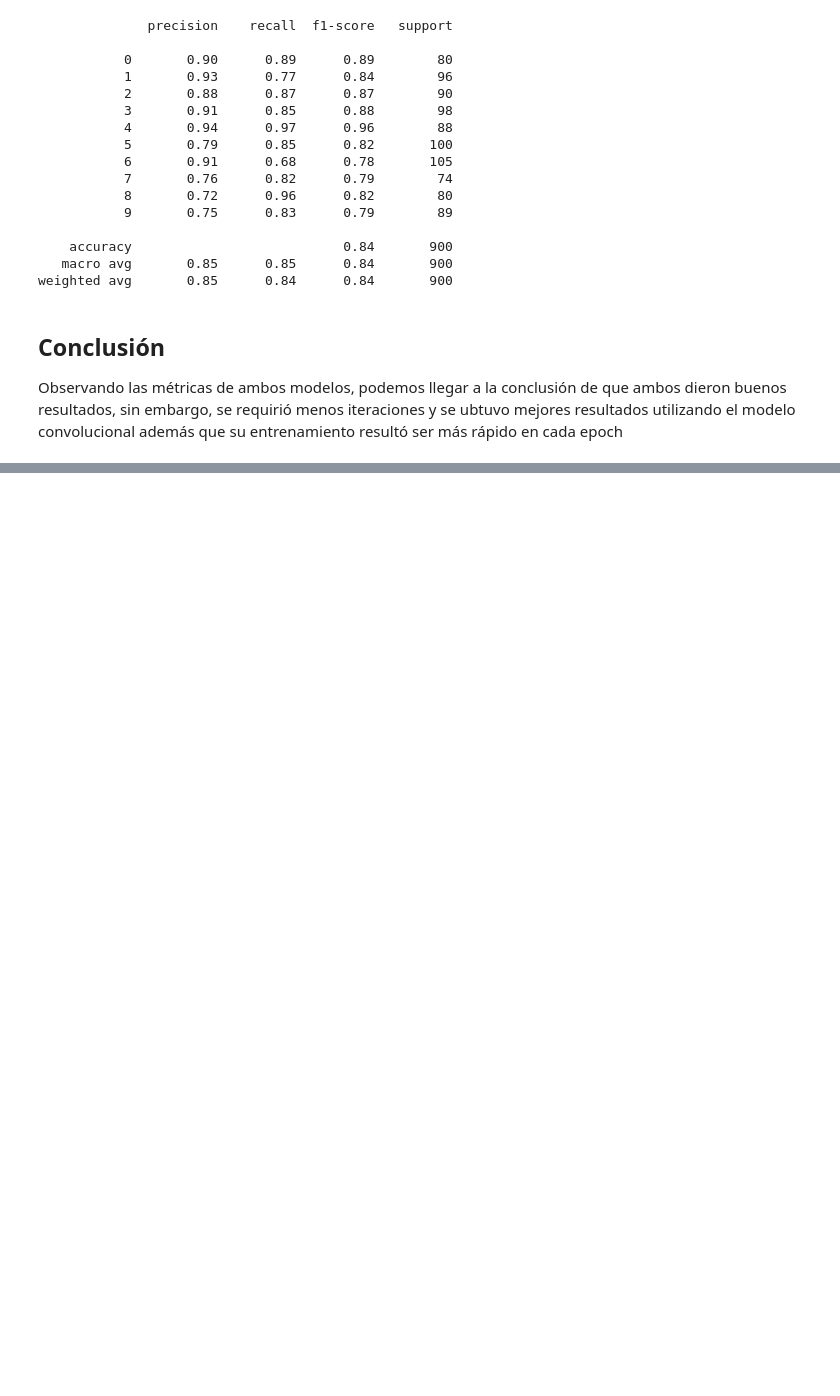
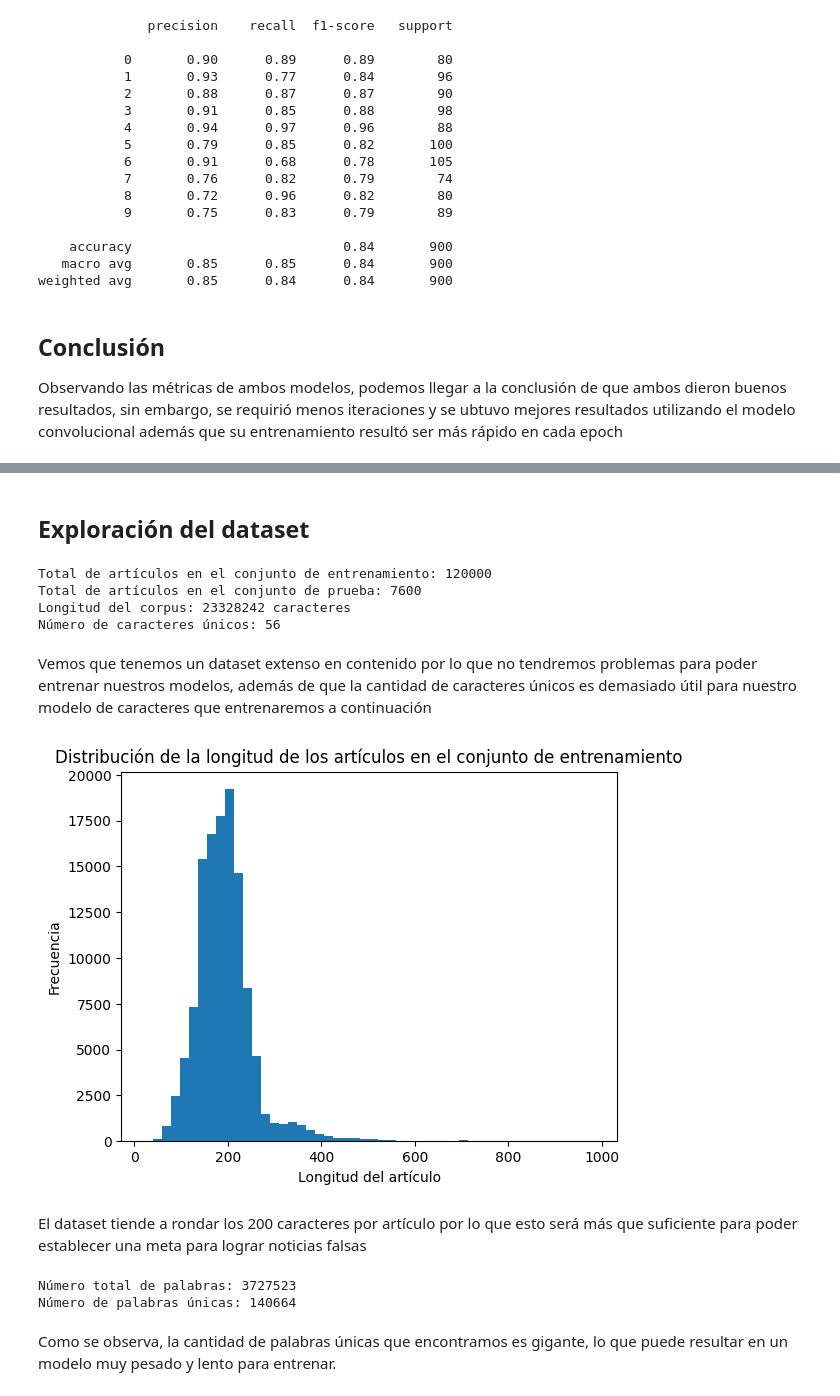
Before and after one commit to Simon890/aa2_tp2, a Jupyter notebook: Solucion.ipynb, the cells around one changed output, grey strips where cells are left out. Cells and saved outputs as stored; diff of their text form; code cells hidden in the pictures; blank space fills up the shorter version.

```diff
--- a/Solucion.ipynb
+++ b/Solucion.ipynb
@@ -381,0 +415,55 @@ Observando las métricas de ambos modelos, podemos llegar a la conclusión de qu
+# %%
+# Se carga el dataset AG News Subset que se obtiene de TensorFlow y también lo separamos en datos de entrenamiento y testeo
+dataset, info = tfds.load('ag_news_subset', with_info=True, as_supervised=True)
+
+train_data = dataset['train']
+test_data = dataset['test']
+
+# Función para pre-procesar el texto extraído
+def preprocess_text(text):
+    text = text.numpy().decode('utf-8')
+    text = text.lower()
+    text = text.replace('\n', ' ').replace('\r', '')
+    return text
+
+# Acá creamos el corpus de toda la data del dataset
+corpus = ""
+for text, _ in train_data:
+    corpus += preprocess_text(text) + " "
+# %% [markdown]
+## Exploración del dataset
+# %%
+print(f"Total de artículos en el conjunto de entrenamiento: {len(list(train_data))}")
+print(f"Total de artículos en el conjunto de prueba: {len(list(test_data))}")
+print(f"Longitud del corpus: {len(corpus)} caracteres")
+print(f"Número de caracteres únicos: {len(set(corpus))}")
+# %% [output]
+Total de artículos en el conjunto de entrenamiento: 120000
+Total de artículos en el conjunto de prueba: 7600
+Longitud del corpus: 23328242 caracteres
+Número de caracteres únicos: 56
+# %% [markdown]
+Vemos que tenemos un dataset extenso en contenido por lo que no tendremos problemas para poder entrenar nuestros modelos, además de que la cantidad de caracteres únicos es demasiado útil para nuestro modelo de caracteres que entrenaremos a continuación
+# %%
+article_lengths = [len(preprocess_text(text)) for text, _ in train_data]
+plt.hist(article_lengths, bins=50)
+plt.xlabel('Longitud del artículo')
+plt.ylabel('Frecuencia')
+plt.title('Distribución de la longitud de los artículos en el conjunto de entrenamiento')
+plt.show()
+# %% [output]
+[figure, added]
+# %% [markdown]
+El dataset tiende a rondar los 200 caracteres por artículo por lo que esto será más que suficiente para poder establecer una meta para lograr noticias falsas
+# %%
+word_list = corpus.split()
+word_count = len(word_list)
+unique_words = set(word_list)
+unique_word_count = len(unique_words)
+print(f"Número total de palabras: {word_count}")
+print(f"Número de palabras únicas: {unique_word_count}")
+# %% [output]
+Número total de palabras: 3727523
+Número de palabras únicas: 140664
+# %% [markdown]
+Como se observa, la cantidad de palabras únicas que encontramos es gigante, lo que puede resultar en un modelo muy pesado y lento para entrenar.
```
Also changed, not shown: parts of 36 cells of this notebook.
